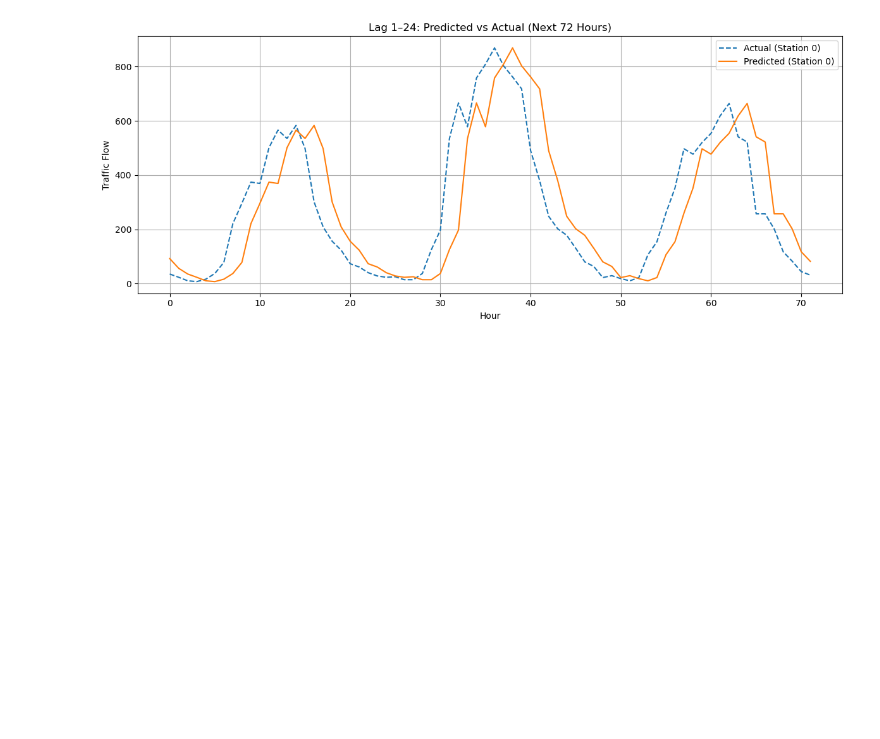
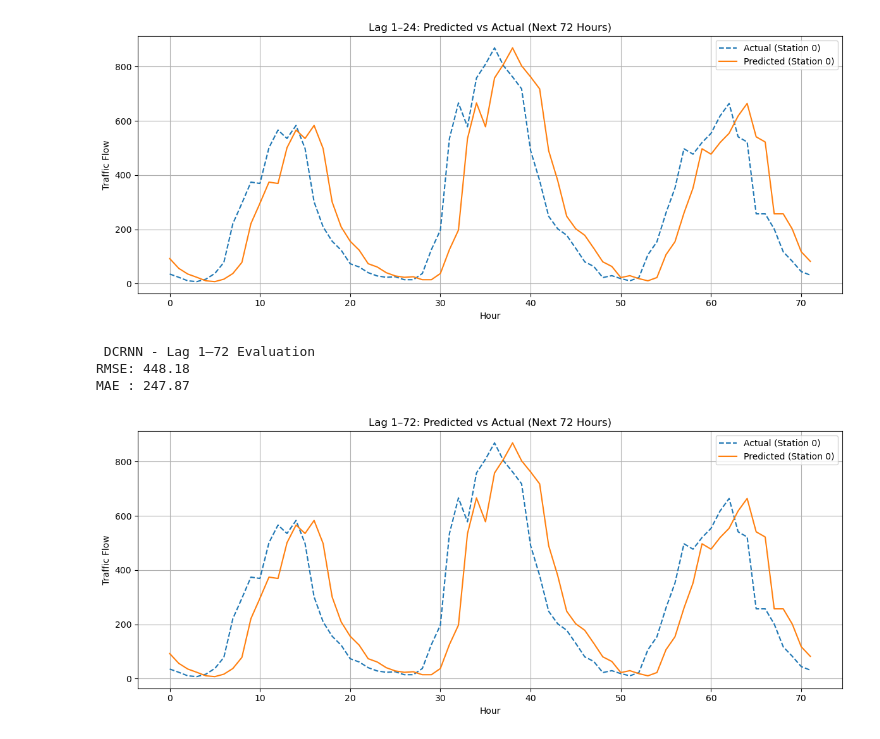
Before and after one commit to RichelCode/EV-Charging-Analysis, a Jupyter notebook: Untitled.ipynb, the cells around one changed output. Cells and saved outputs as stored; diff of their text form; code cells hidden in the pictures; blank space fills up the shorter version.

```diff
--- a/Untitled.ipynb
+++ b/Untitled.ipynb
@@ -406,3 +406,50 @@ plt.show()
 RMSE: 448.18
 MAE : 247.87
 [figure]
+# %%
+# === Load DCRNN input and target ===
+X = np.load("X_graph_input_72.npy")
+y = np.load("y_graph_target_72.npy")
+
+# === Train/Test Split ===
+split_idx = int(0.8 * len(X))
+X_test = X[split_idx:]
+y_test = y[split_idx:]
+
+# === Dummy Prediction: Last lag value (feature 0) ===
+y_preds = []
+for i in range(72):
+    pred = X_test[-72 + i, :, -1, 0]
+    y_preds.append(pred)
+y_preds = np.stack(y_preds)
+y_true_72 = y_test[-72:]
+
+# === Remove NaNs before evaluation ===
+mask = ~np.isnan(y_true_72) & ~np.isnan(y_preds)
+y_true_clean = y_true_72[mask]
+y_pred_clean = y_preds[mask]
+
+# === Evaluation Metrics ===
+rmse = np.sqrt(mean_squared_error(y_true_clean, y_pred_clean))
+mae = mean_absolute_error(y_true_clean, y_pred_clean)
+
+print(" DCRNN - Lag 1–72 Evaluation")
+print(f"RMSE: {rmse:.2f}")
+print(f"MAE : {mae:.2f}")
+
+# === Plot Prediction vs Actual for Station 0 ===
+plt.figure(figsize=(12, 5))
+plt.plot(y_true_72[:, 0], label="Actual (Station 0)", linestyle='--')
+plt.plot(y_preds[:, 0], label="Predicted (Station 0)")
+plt.title("Lag 1–72: Predicted vs Actual (Next 72 Hours)")
+plt.xlabel("Hour")
+plt.ylabel("Traffic Flow")
+plt.legend()
+plt.grid(True)
+plt.tight_layout()
+plt.show()
+# %% [output]
+ DCRNN - Lag 1–72 Evaluation
+RMSE: 448.18
+MAE : 247.87
+[figure, added]
```
